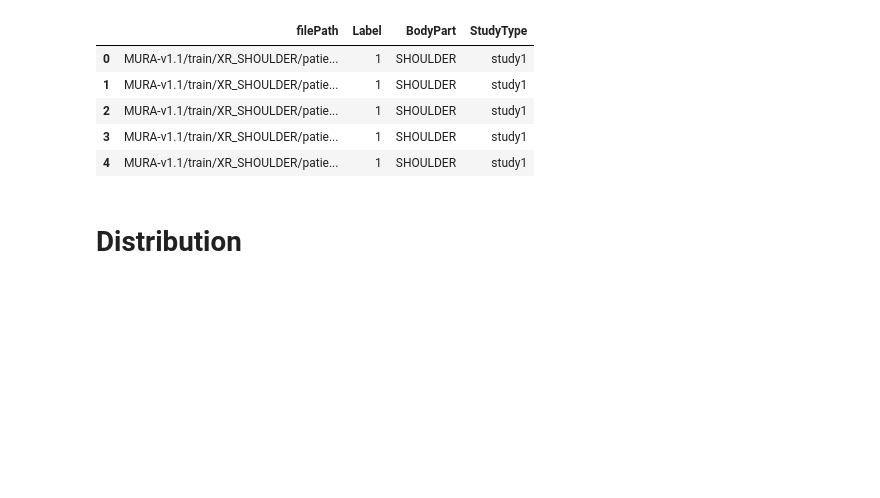
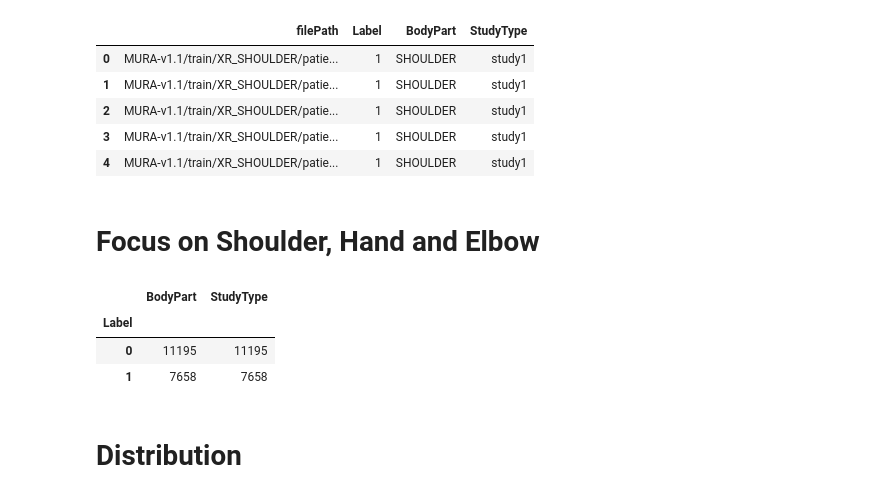
Before and after one commit to DanielFadlon/helthcare-bone-fractures, a Jupyter notebook: bone-fractures.ipynb, the cells around one changed output. Cells and saved outputs as stored; diff of their text form; code cells hidden in the pictures; blank space fills up the shorter version.

Commit message:
train

```diff
--- a/bone-fractures.ipynb
+++ b/bone-fractures.ipynb
@@ -183,6 +181,20 @@ X_train.head()
 | 2 | MURA-v1.1/train/XR_SHOULDER/patie... | 1 | SHOULDER | study1 |
 | 3 | MURA-v1.1/train/XR_SHOULDER/patie... | 1 | SHOULDER | study1 |
 | 4 | MURA-v1.1/train/XR_SHOULDER/patie... | 1 | SHOULDER | study1 |
+# %% [markdown]
+# Focus on Shoulder, Hand and Elbow
+# %%
+X_train_focused = X_train[X_train['BodyPart'].isin(['ELBOW', 'SHOULDER', 'HAND'])]
+
+X_test_focused = X_test[X_test['BodyPart'].isin(['ELBOW', 'SHOULDER', 'HAND'])]
+# %%
+X_train_focused.set_index(["filePath", "BodyPart"]).count(level="BodyPart")
+X_train_focused.set_index(["filePath", "Label"]).count(level="Label")
+# %% [output]
+|  | BodyPart | StudyType |
+| Label |  |  |
+| 0 | 11195 | 11195 |
+| 1 | 7658 | 7658 |
 # %% [markdown]
 # Distribution
 # %%
```
Also changed, not shown: parts of 10 cells of this notebook, 1 other file.
